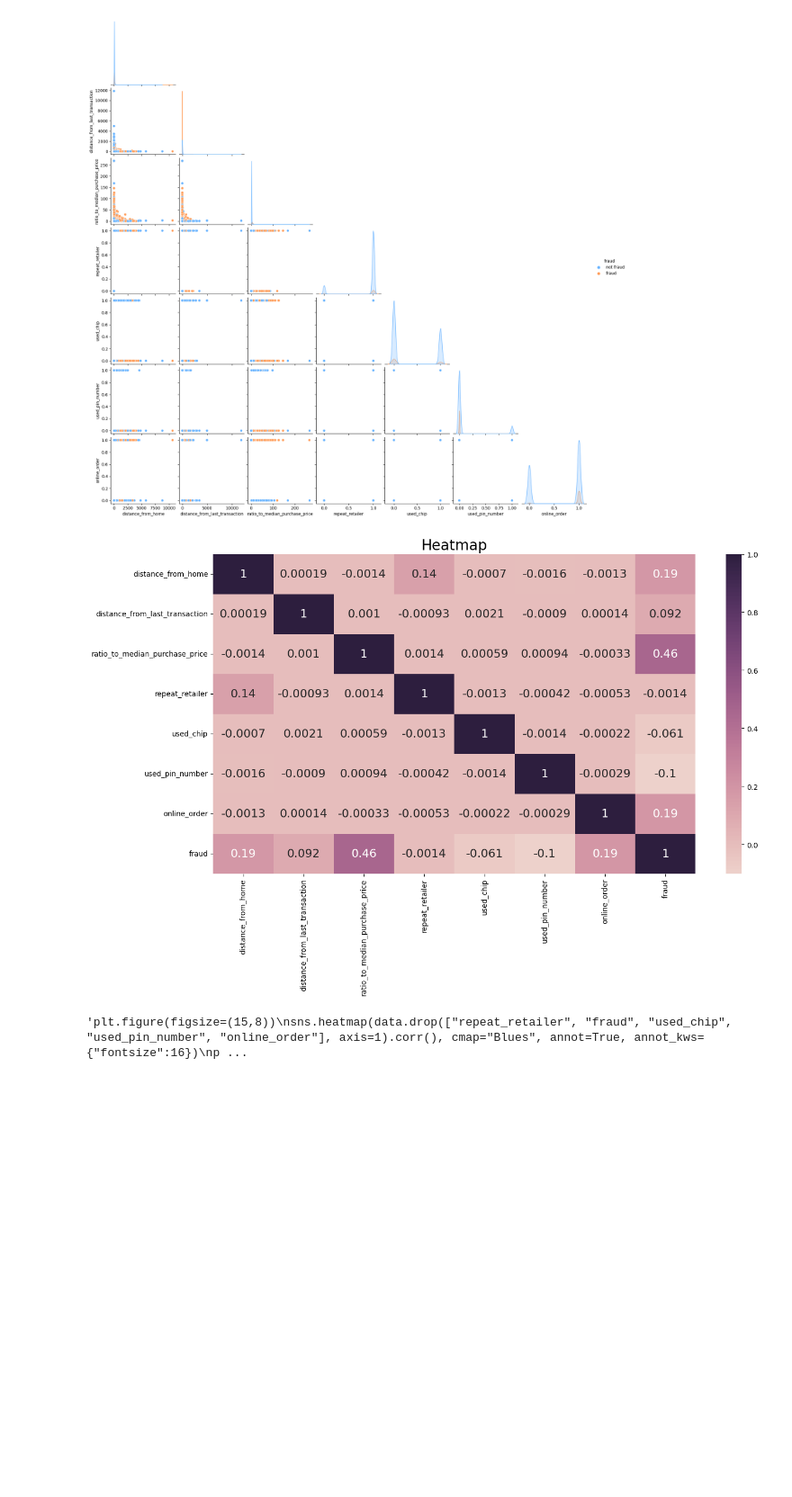
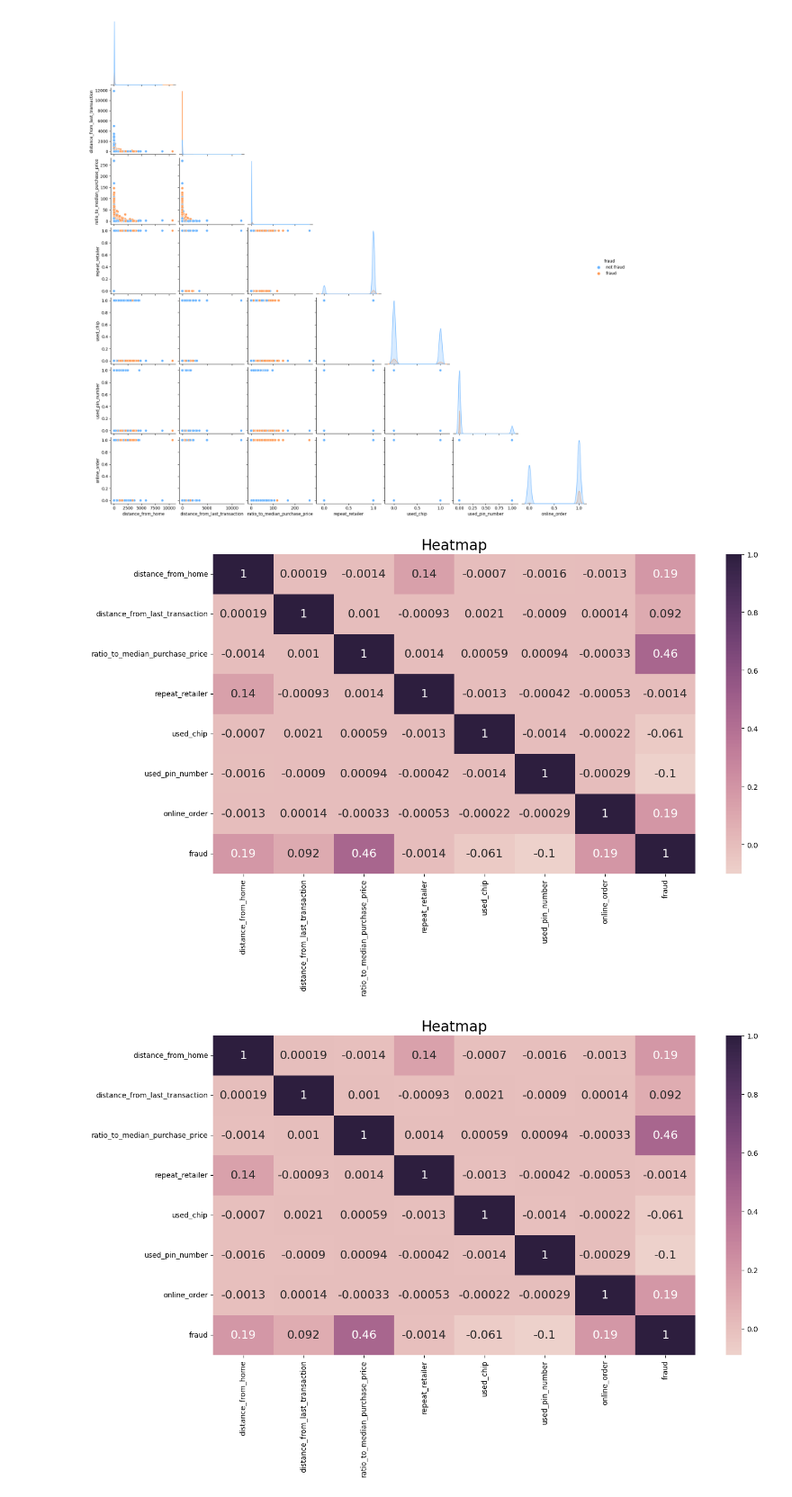
Before and after one commit to lisaburini/data-science, a Jupyter notebook: PythonProject/Classification/data_visualization.ipynb, the cells around one changed output. Shown: that part at 90% size. Saved outputs shown, nothing was run; the diff lists cells and outputs as text; code cells hidden in the pictures; blank space fills up the shorter version.

```diff
--- a/PythonProject/Classification/data_visualization.ipynb
+++ b/PythonProject/Classification/data_visualization.ipynb
@@ -215,16 +238,25 @@ sns.pairplot(labeled_data, hue="fraud", corner=True, palette=['#66b3ff','#ff9d59
 # %%
 # PUT IN RELATION LATEX THE FIRST ONE
 # color map / correlation
 # if two variable are correlated don't put both in algorithm because one derive from the other
 # -> there is no particular correlation between features
 plt.figure(figsize=(15,8))
 sns.heatmap(data.corr(), cmap=sns.cubehelix_palette(as_cmap=True), annot=True, annot_kws={"fontsize":16})
 plt.title("Heatmap", fontsize=20)
 plt.show()
 """plt.figure(figsize=(15,8))
 sns.heatmap(data.drop(["repeat_retailer", "fraud", "used_chip", "used_pin_number", "online_order"], axis=1).corr(), cmap="Blues", annot=True, annot_kws={"fontsize":16})
 plt.title("Heatmap", fontsize=20)
 plt.show() """
+
+# WITH ROBUST OPTION FOR OUTLIERS WE GET SAME RESULT AS WITHOUT IT
+# color map / correlation
+# if two variable are correlated don't put both in algorithm because one derive from the other
+# -> there is no particular correlation between features
+plt.figure(figsize=(15,8))
+sns.heatmap(data.corr(), cmap=sns.cubehelix_palette(as_cmap=True), annot=True, annot_kws={"fontsize":16}, robust=True)
+plt.title("Heatmap", fontsize=20)
+plt.show()
 # %% [output]
 [figure]
-'plt.figure(figsize=(15,8))\nsns.heatmap(data.drop(["repeat_retailer", "fraud", "used_chip", "used_pin_number", "online_order"], axis=1).corr(), cmap="Blues", annot=True, annot_kws={"fontsize":16})\np ...
+[figure, added]
```
Also changed, not shown: parts of 4 cells of this notebook.
